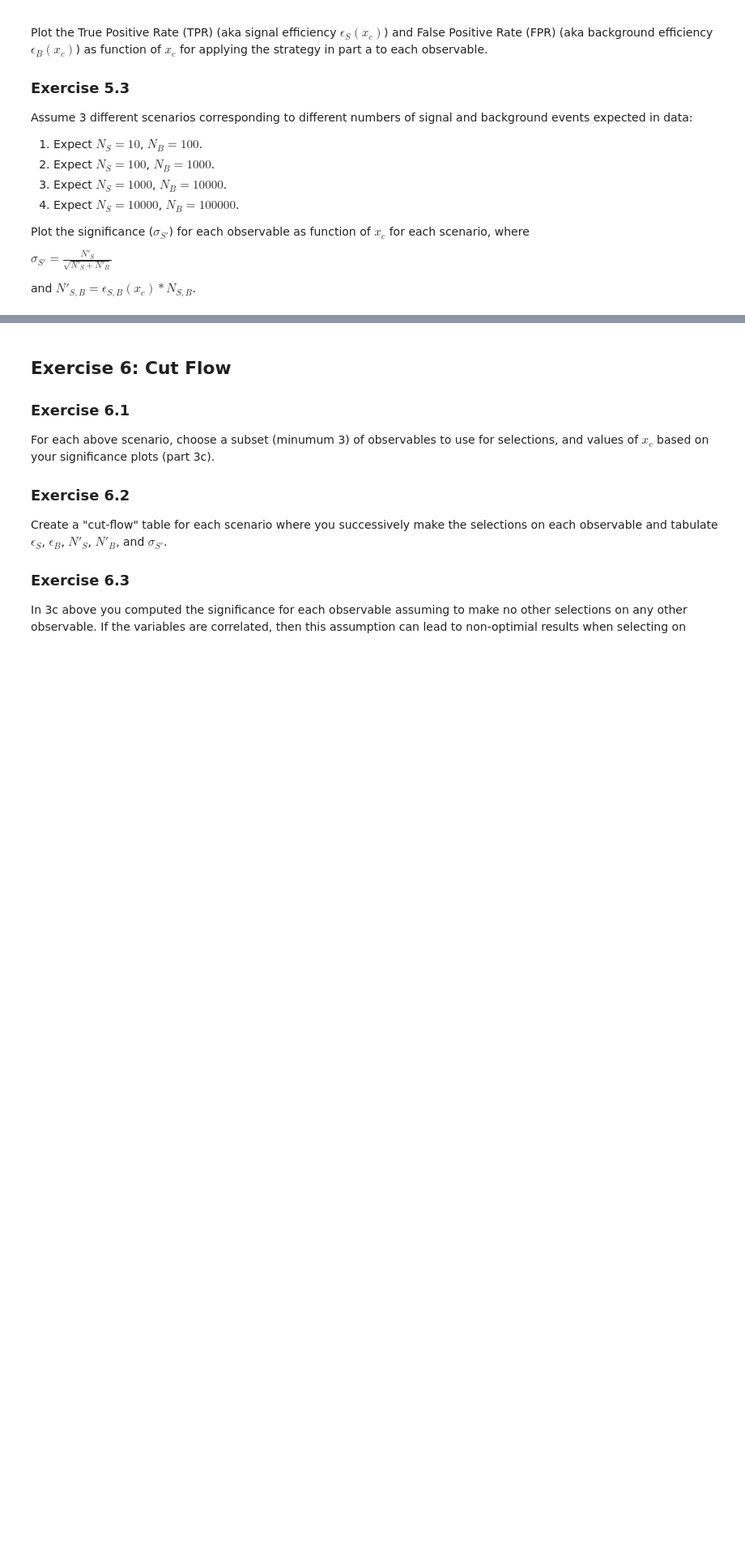
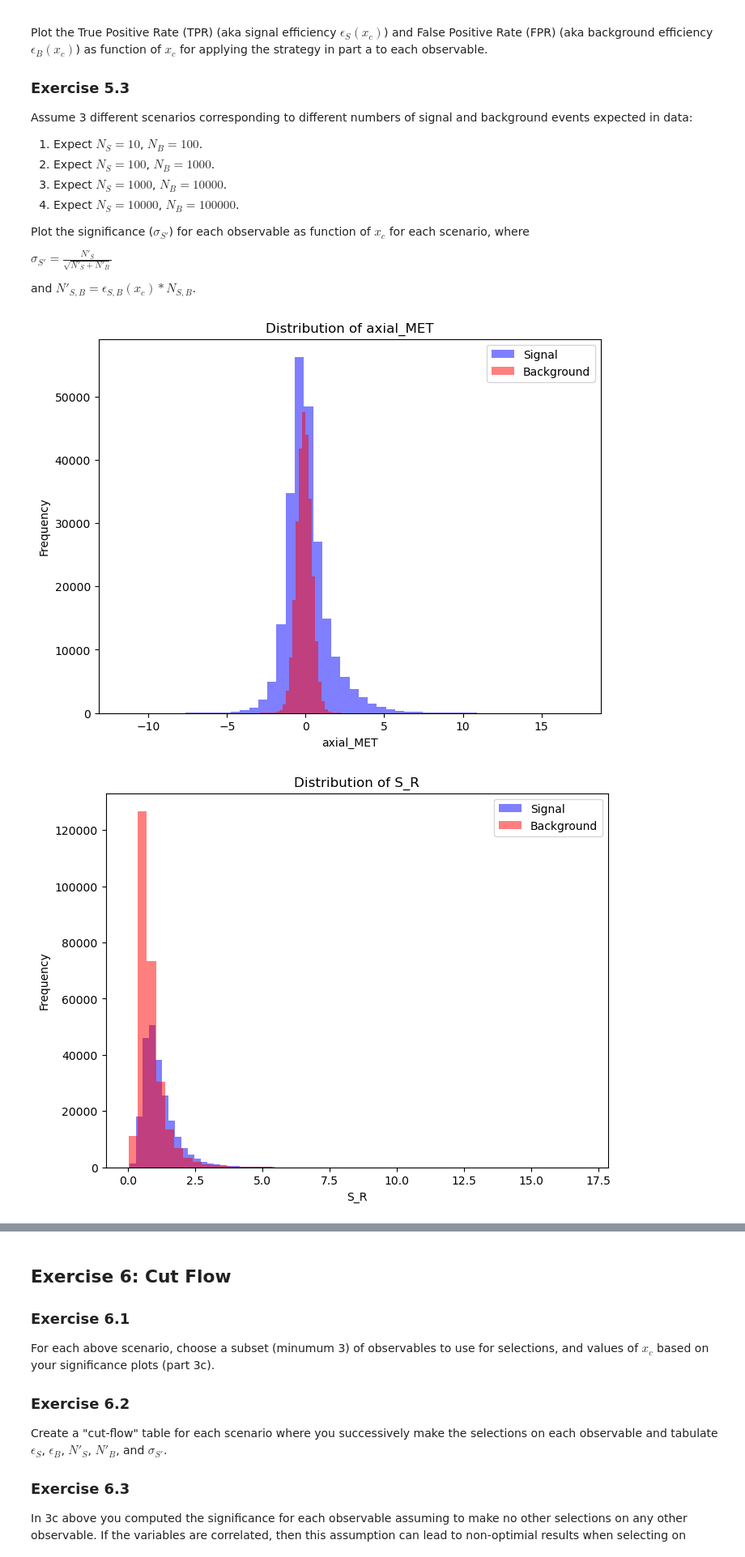
Before and after one commit to philipstringer/DATA3402.Spring.2025, a Jupyter notebook: Labs/Lab.7/Lab.7.Solution.ipynb, the cells around one changed output, grey strips where cells are left out. Shown at 81% size. Saved outputs shown, nothing was run; the diff lists cells and outputs as text; code cells hidden in the pictures; blank space fills up the shorter version.

```diff
--- a/Labs/Lab.7/Lab.7.Solution.ipynb
+++ b/Labs/Lab.7/Lab.7.Solution.ipynb
@@ -624,3 +410,21 @@ Plot the significance ($\sigma_{S'}$) for each observable as function of $x_c$ f
 $\sigma_{S'}= \frac{N'_S}{\sqrt{N'_S+N'_B}}$
 
 and $N'_{S,B} = \epsilon_{S,B}(x_c) * N_{S,B}$.
+# %%
+# Plot signal and background distributions for each observable
+def plot_distributions(df_sig, df_bkg, feature):
+    plt.figure(figsize=(8, 6))
+    plt.hist(df_sig[feature], bins=50, alpha=0.5, label="Signal", color='blue')
+    plt.hist(df_bkg[feature], bins=50, alpha=0.5, label="Background", color='red')
+    plt.xlabel(feature)
+    plt.ylabel("Frequency")
+    plt.legend()
+    plt.title(f"Distribution of {feature}")
+    plt.show()
+
+# Plot distributions for all features
+for feature in FeatureNames:
+    plot_distributions(df_sig, df_bkg, feature)
+# %% [output]
+[figure, added]
+[figure, added]
```
Also changed, not shown: parts of 21 cells of this notebook.
